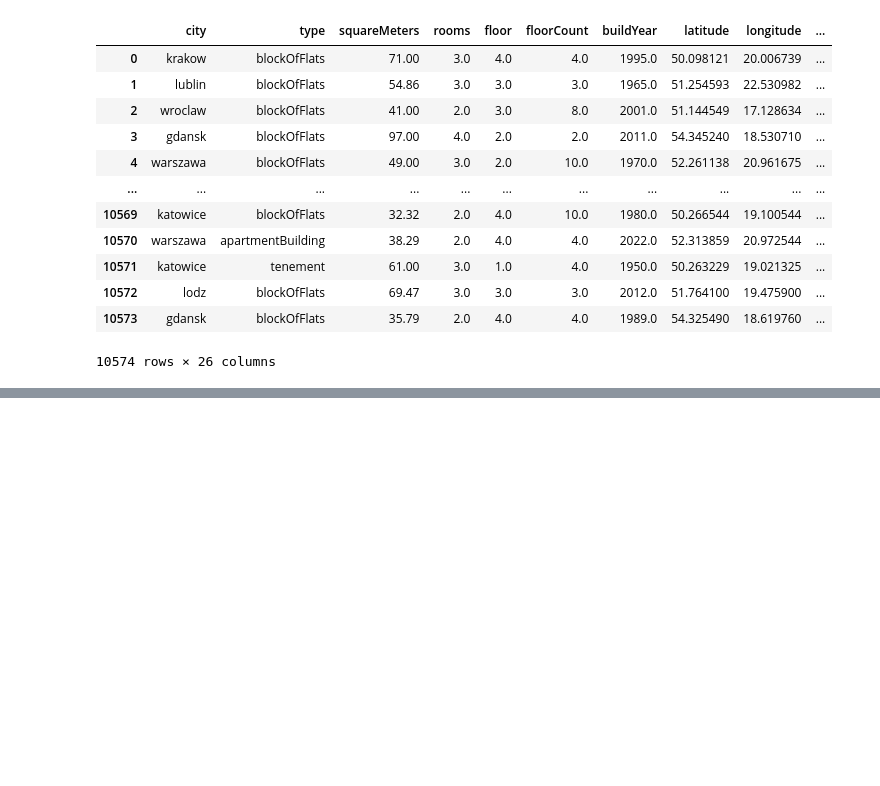
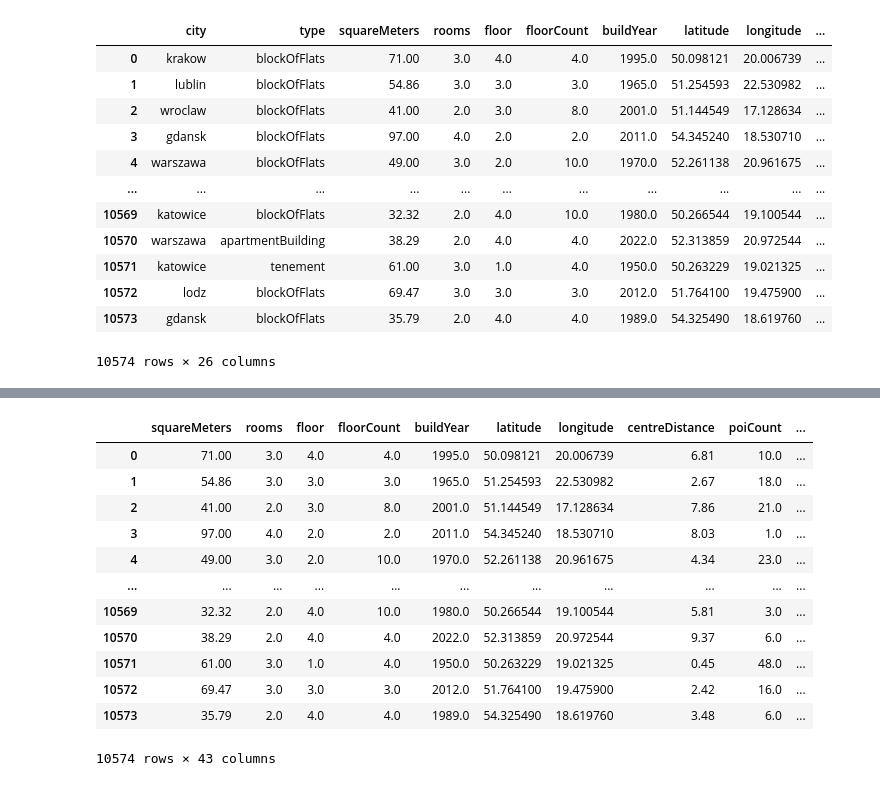
Before and after one commit to SzymonCisowski/PFML_Project, a Jupyter notebook: Projekt_PFML1.ipynb, the cells around one changed output, grey strips where cells are left out. Saved outputs shown, nothing was run; the diff lists cells and outputs as text; code cells hidden in the pictures; blank space fills up the shorter version.

```diff
--- a/Projekt_PFML1.ipynb
+++ b/Projekt_PFML1.ipynb
@@ -183,0 +175,13 @@ ValueError: ignored
+# %%
+from sklearn.preprocessing import OneHotEncoder, LabelEncoder
+
+encoder = OneHotEncoder(sparse=False)
+encoder1 = encoder.fit_transform(X_train[['city']])
+X_train = pd.concat([X_train, pd.DataFrame(encoder1, columns=encoder.categories_[0])], axis=1)
+encoder = OneHotEncoder(sparse=False)
+encoder1 = encoder.fit_transform(X_train[['type']])
+X_train = pd.concat([X_train, pd.DataFrame(encoder1, columns=encoder.categories_[0])], axis=1)
+encoder = OneHotEncoder(sparse=False)
+encoder1 = encoder.fit_transform(X_train[['ownership']])
+X_train = pd.concat([X_train, pd.DataFrame(encoder1, columns=encoder.categories_[0])], axis=1)
+X_train
@@ -183,0 +202,19 @@ ValueError: ignored
+# %%
+# X_train=X_train.drop(['squareMeters','price'],axis=1)
+X_train=X_train.drop(['city','type','ownership'],axis=1)
+X_train
+#think about drop latitude longitude columns due to city localization
+# %% [output]
+|  | squareMeters | rooms | floor | floorCount | buildYear | latitude | longitude | centreDistance | poiCount | ... |
+| 0 | 71.00 | 3.0 | 4.0 | 4.0 | 1995.0 | 50.098121 | 20.006739 | 6.81 | 10.0 | ... |
+| 1 | 54.86 | 3.0 | 3.0 | 3.0 | 1965.0 | 51.254593 | 22.530982 | 2.67 | 18.0 | ... |
+| 2 | 41.00 | 2.0 | 3.0 | 8.0 | 2001.0 | 51.144549 | 17.128634 | 7.86 | 21.0 | ... |
+| 3 | 97.00 | 4.0 | 2.0 | 2.0 | 2011.0 | 54.345240 | 18.530710 | 8.03 | 1.0 | ... |
+| 4 | 49.00 | 3.0 | 2.0 | 10.0 | 1970.0 | 52.261138 | 20.961675 | 4.34 | 23.0 | ... |
+| ... | ... | ... | ... | ... | ... | ... | ... | ... | ... | ... |
+| 10569 | 32.32 | 2.0 | 4.0 | 10.0 | 1980.0 | 50.266544 | 19.100544 | 5.81 | 3.0 | ... |
+| 10570 | 38.29 | 2.0 | 4.0 | 4.0 | 2022.0 | 52.313859 | 20.972544 | 9.37 | 6.0 | ... |
+| 10571 | 61.00 | 3.0 | 1.0 | 4.0 | 1950.0 | 50.263229 | 19.021325 | 0.45 | 48.0 | ... |
+| 10572 | 69.47 | 3.0 | 3.0 | 3.0 | 2012.0 | 51.764100 | 19.475900 | 2.42 | 16.0 | ... |
+| 10573 | 35.79 | 2.0 | 4.0 | 4.0 | 1989.0 | 54.325490 | 18.619760 | 3.48 | 6.0 | ... |
+10574 rows × 43 columns
```
Also changed, not shown: parts of 4 cells of this notebook.
